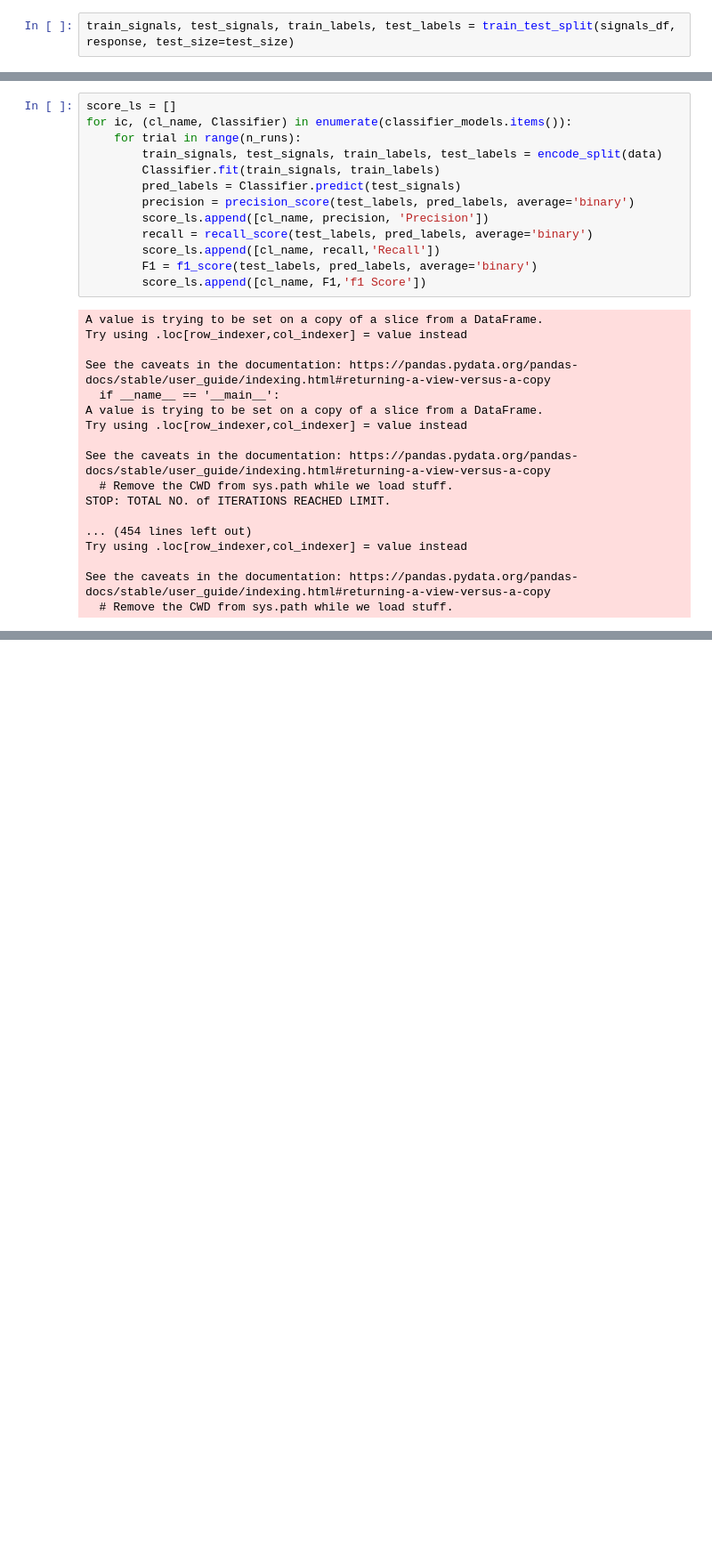
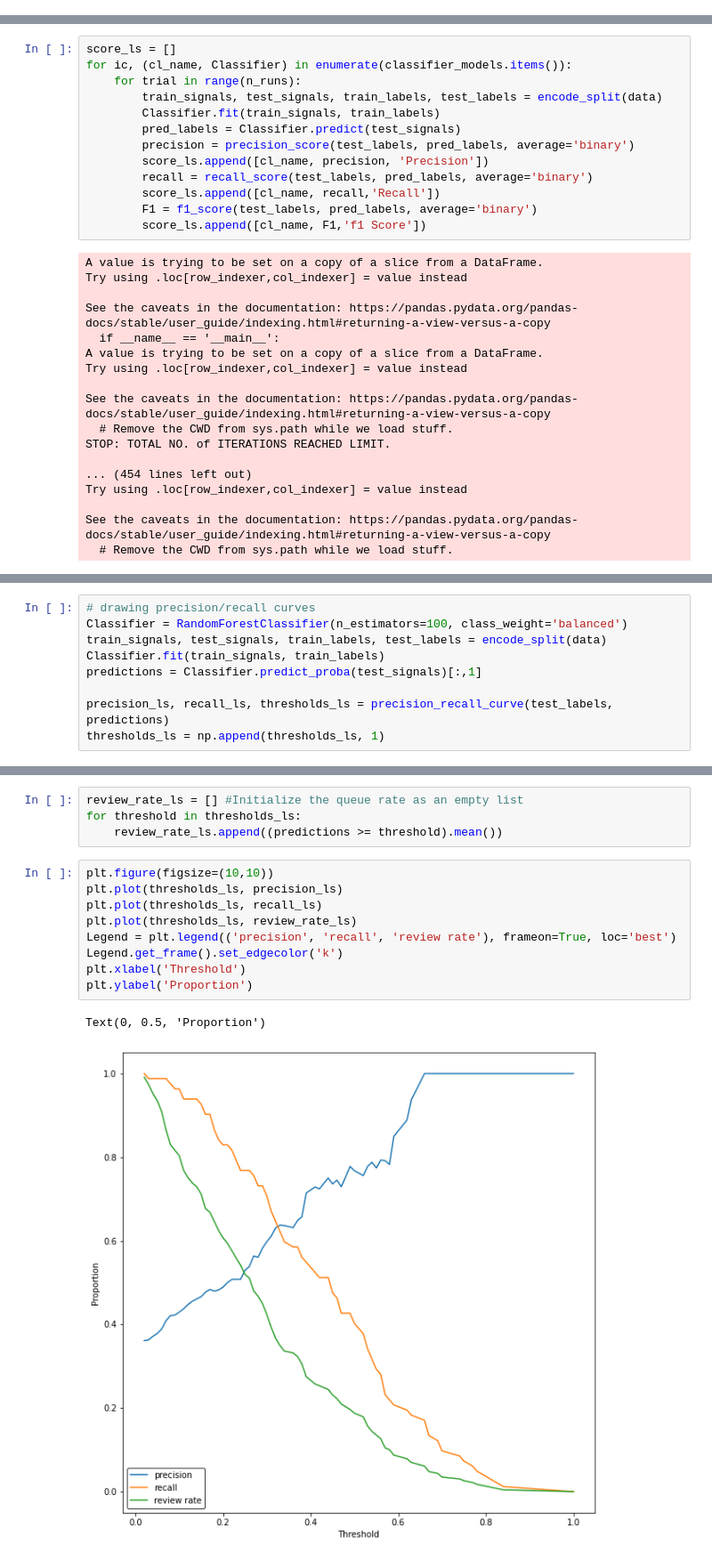
Before and after one commit to jstephenj14/classification-model-workflow, a Jupyter notebook: workflow.ipynb, the cells around one changed output, grey strips where cells are left out. Shown: that part at 89% size. Drawn from its saved outputs; the diff is of its cells as text; blank space fills up the shorter version.

Commit message:
adding precision recall curves

```diff
--- a/workflow.ipynb
+++ b/workflow.ipynb
@@ -136,5 +116,3 @@ response = data['good_bad'].values
-# %%
-train_signals, test_signals, train_labels, test_labels = train_test_split(signals_df, response, test_size=test_size)
 # %%
 def encode_split(data):
     msk = np.random.rand(len(data)) < 0.8
@@ -192,0 +200,9 @@ ax = sns.boxplot(x="Classifier", y="Score", hue="Score_type", data=metrics_df, l
+# %%
+# drawing precision/recall curves
+Classifier = RandomForestClassifier(n_estimators=100, class_weight='balanced')
+train_signals, test_signals, train_labels, test_labels = encode_split(data)
+Classifier.fit(train_signals, train_labels)
+predictions = Classifier.predict_proba(test_signals)[:,1]
+
+precision_ls, recall_ls, thresholds_ls = precision_recall_curve(test_labels, predictions)
+thresholds_ls = np.append(thresholds_ls, 1)
@@ -193,2 +220,18 @@ ax = sns.boxplot(x="Classifier", y="Score", hue="Score_type", data=metrics_df, l
+# %%
+review_rate_ls = [] #Initialize the queue rate as an empty list
+for threshold in thresholds_ls:
+    review_rate_ls.append((predictions >= threshold).mean())
+# %%
+plt.figure(figsize=(10,10))
+plt.plot(thresholds_ls, precision_ls)
+plt.plot(thresholds_ls, recall_ls)
+plt.plot(thresholds_ls, review_rate_ls)
+Legend = plt.legend(('precision', 'recall', 'review rate'), frameon=True, loc='best')
+Legend.get_frame().set_edgecolor('k')
+plt.xlabel('Threshold')
+plt.ylabel('Proportion')
+# %% [output]
+Text(0, 0.5, 'Proportion')
+[figure, added]
 # %%
 ! git add .
```
Also changed, not shown: parts of 7 cells of this notebook.
